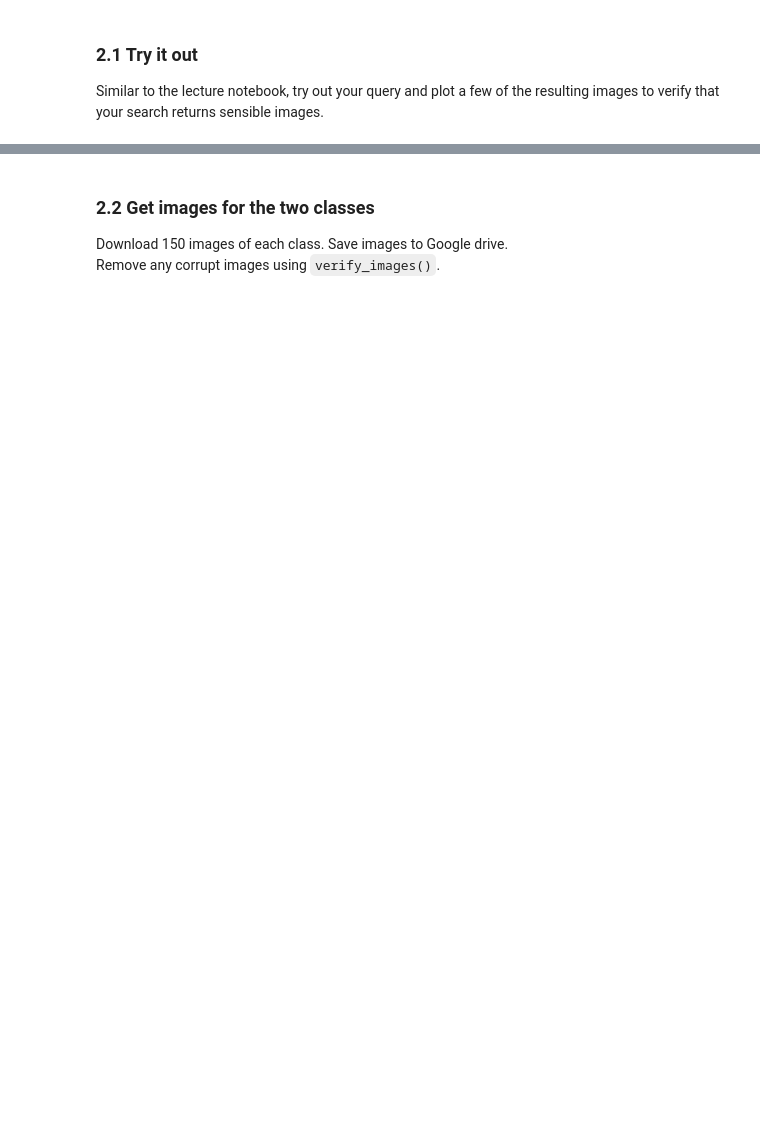
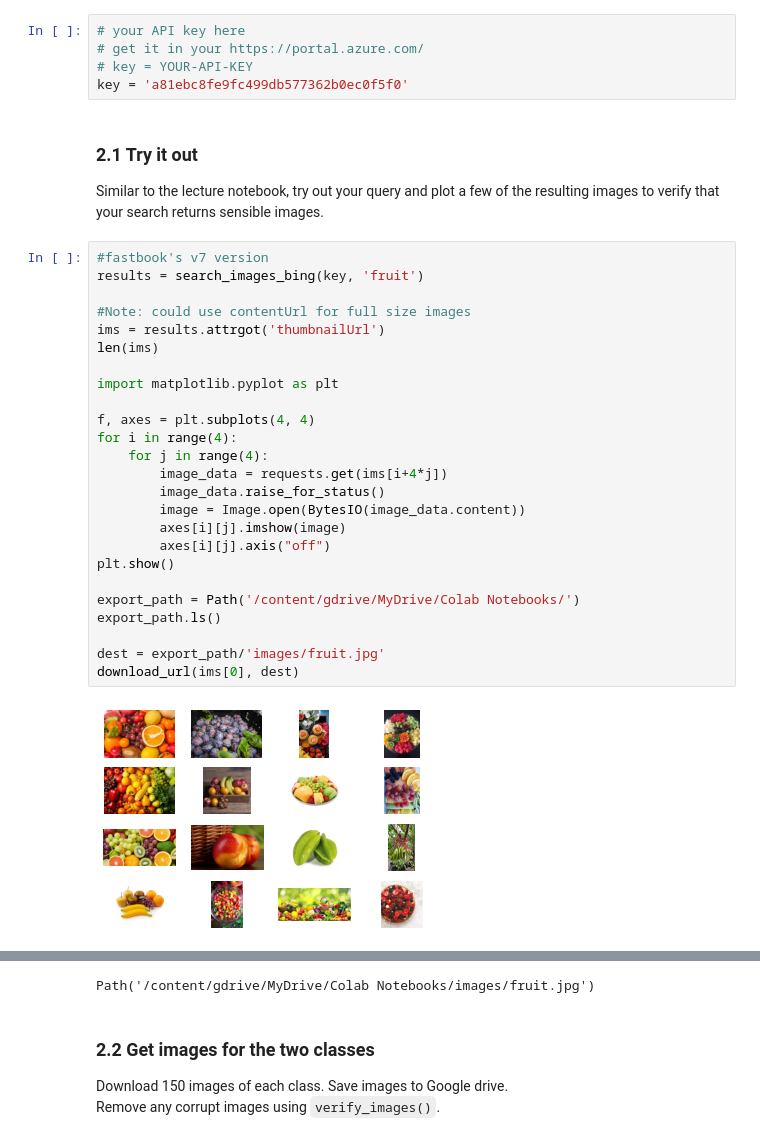
Before and after one commit to David-Svoboda/python_test, a Jupyter notebook: lab1-binary-classifier.ipynb, the cells around one changed output, grey strips where cells are left out. Saved outputs shown, nothing was run; the diff lists cells and outputs as text; blank space fills up the shorter version.

```diff
--- a/lab1-binary-classifier.ipynb
+++ b/lab1-binary-classifier.ipynb
@@ -8,6 +30,38 @@ Import necessary libraries
 # %% [markdown]
 ## 2. Download images
 Use Azure image search or DuckDuckGo to download 150 images of each class. Save images to Google drive.
+# %%
+# your API key here
+# get it in your https://portal.azure.com/
+# key = YOUR-API-KEY
+key = 'a81ebc8fe9fc499db577362b0ec0f5f0'
 # %% [markdown]
 ### 2.1 Try it out
 Similar to the lecture notebook, try out your query and plot a few of the resulting images to verify that your search returns sensible images.
+# %%
+#fastbook's v7 version
+results = search_images_bing(key, 'fruit')
+
+#Note: could use contentUrl for full size images
+ims = results.attrgot('thumbnailUrl')
+len(ims)
+
+import matplotlib.pyplot as plt
+
+f, axes = plt.subplots(4, 4)
+for i in range(4):
+    for j in range(4):
+        image_data = requests.get(ims[i+4*j])
+        image_data.raise_for_status()
+        image = Image.open(BytesIO(image_data.content))
+        axes[i][j].imshow(image)
+        axes[i][j].axis("off")
+plt.show()
+
+export_path = Path('/content/gdrive/MyDrive/Colab Notebooks/')
+export_path.ls()
+
+dest = export_path/'images/fruit.jpg'
+download_url(ims[0], dest)
+# %% [output]
+[figure, added]
@@ -14,3 +69,4 @@ Similar to the lecture notebook, try out your query and plot a few of the result
+Path('/content/gdrive/MyDrive/Colab Notebooks/images/fruit.jpg')
 # %% [markdown]
 ### 2.2 Get images for the two classes
 Download 150 images of each class. Save images to Google drive.
```
Also changed, not shown: parts of 16 cells of this notebook.
